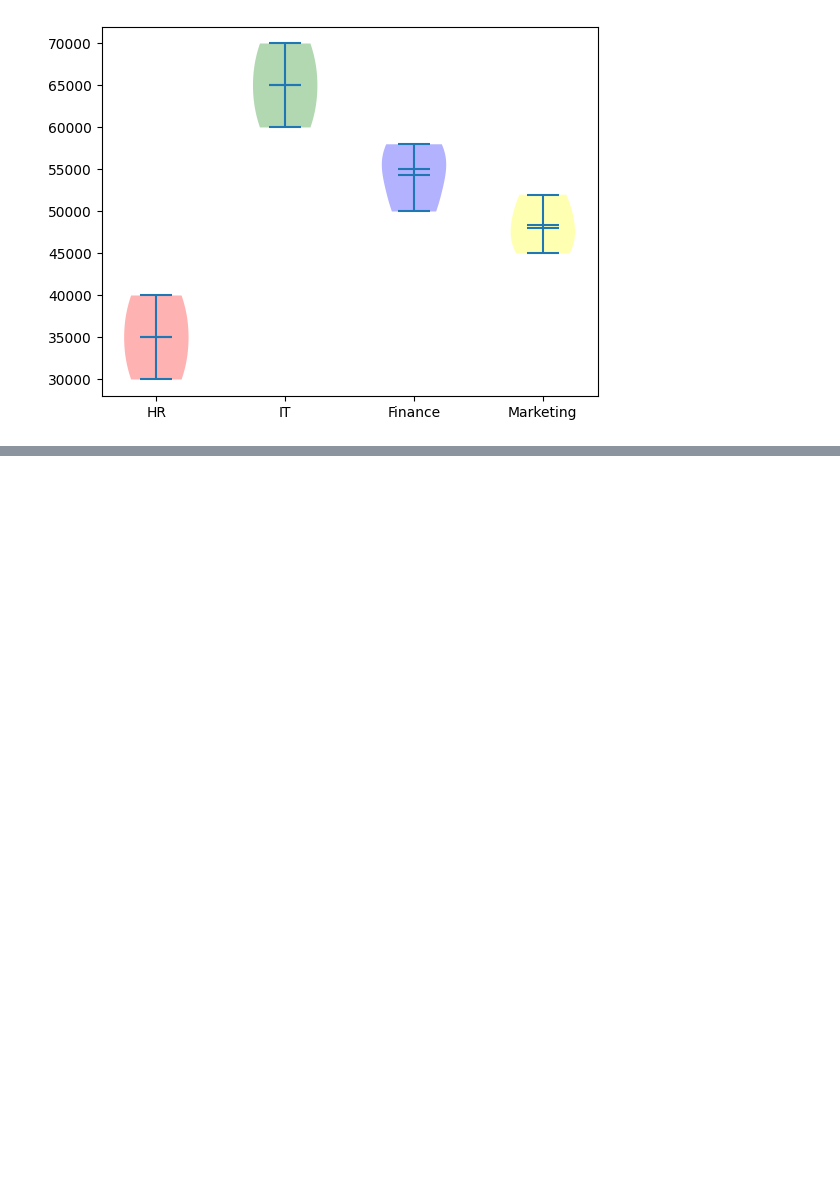
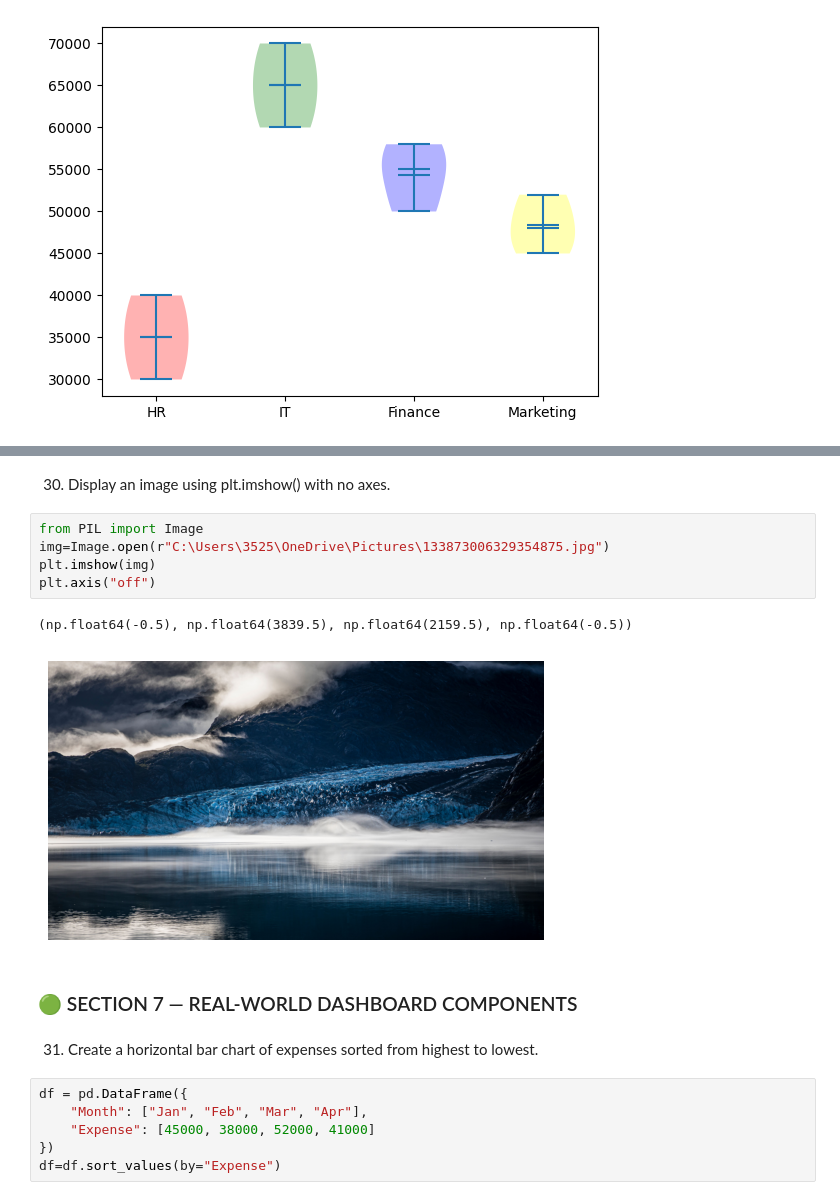
Before and after one commit to sagarnbeedi-analytics/data-analytics-portfolio, a Jupyter notebook: PYTHON/practicing_python_libraries/python_files/matplotlib.ipynb, the cells around one changed output, grey strips where cells are left out. Saved outputs shown, nothing was run; the diff lists cells and outputs as text; blank space fills up the shorter version.

```diff
--- a/PYTHON/practicing_python_libraries/python_files/matplotlib.ipynb
+++ b/PYTHON/practicing_python_libraries/python_files/matplotlib.ipynb
@@ -663,0 +773,20 @@ for body,c in zip(parts["bodies"],colors):
+# %% [markdown]
+30. Display an image using plt.imshow() with no axes.
+# %%
+from PIL import Image
+img=Image.open(r"C:\Users\3525\OneDrive\Pictures\133873006329354875.jpg")
+plt.imshow(img)
+plt.axis("off")
+# %% [output]
+(np.float64(-0.5), np.float64(3839.5), np.float64(2159.5), np.float64(-0.5))
+[figure, added]
+# %% [markdown]
+### 🟢 SECTION 7 — REAL-WORLD DASHBOARD COMPONENTS
+# %% [markdown]
+31. Create a horizontal bar chart of expenses sorted from highest to lowest.
+# %%
+df = pd.DataFrame({
+    "Month": ["Jan", "Feb", "Mar", "Apr"],
+    "Expense": [45000, 38000, 52000, 41000]
+})
+df=df.sort_values(by="Expense")
```
Also changed, not shown: parts of 25 cells of this notebook, 2 other files.
